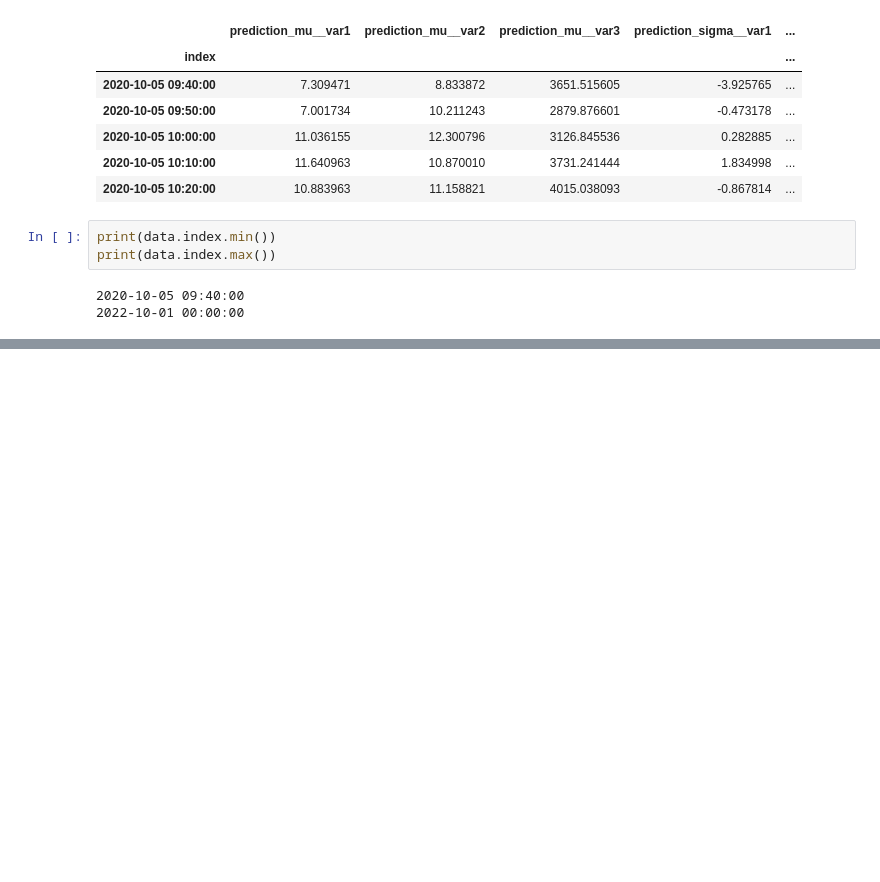
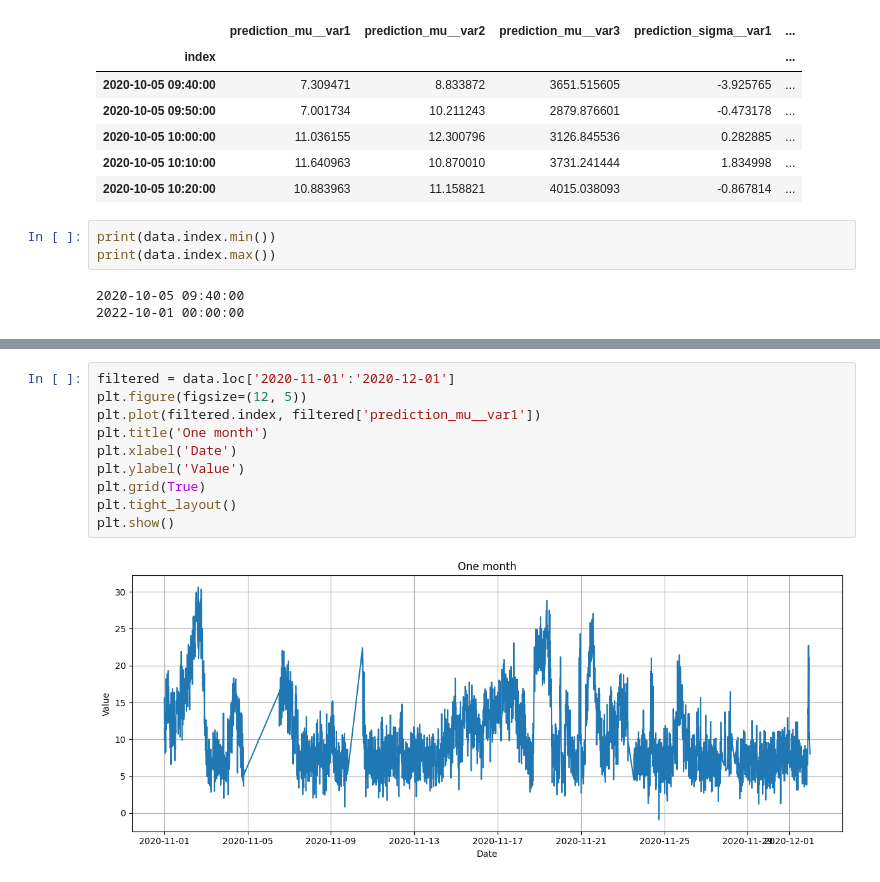
Before and after one commit to rique-git/data-science, a Jupyter notebook: jungle_ist_2023/Exploratory_data_analysis.ipynb, the cells around one changed output, grey strips where cells are left out. Cells and saved outputs as stored; diff of their text form; blank space fills up the shorter version.

```diff
--- a/jungle_ist_2023/Exploratory_data_analysis.ipynb
+++ b/jungle_ist_2023/Exploratory_data_analysis.ipynb
@@ -19,0 +49,12 @@ print(data.index.max())
+# %%
+filtered = data.loc['2020-11-01':'2020-12-01']
+plt.figure(figsize=(12, 5))
+plt.plot(filtered.index, filtered['prediction_mu__var1'])
+plt.title('One month')
+plt.xlabel('Date')
+plt.ylabel('Value')
+plt.grid(True)
+plt.tight_layout()
+plt.show()
+# %% [output]
+[figure, added]
```
Also changed, not shown: parts of 12 cells of this notebook, 14 other files.
